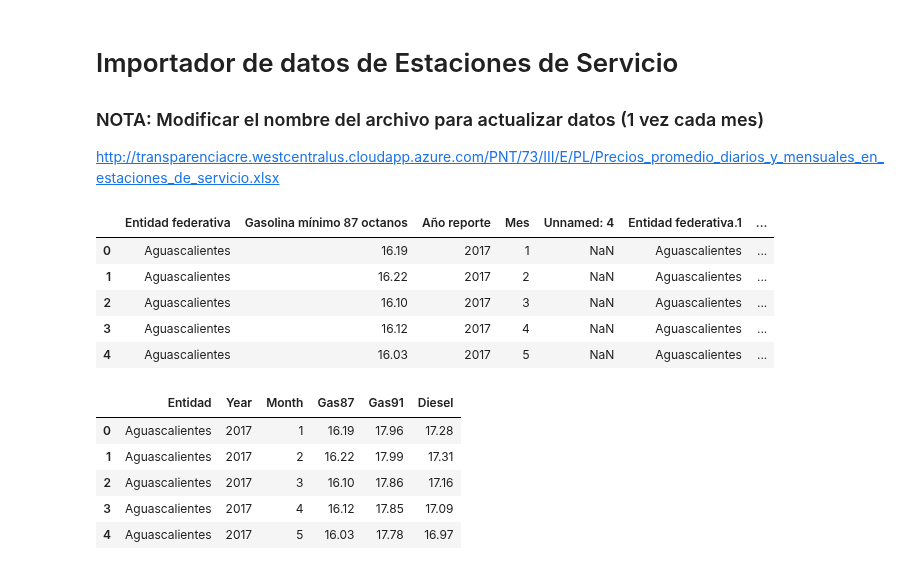
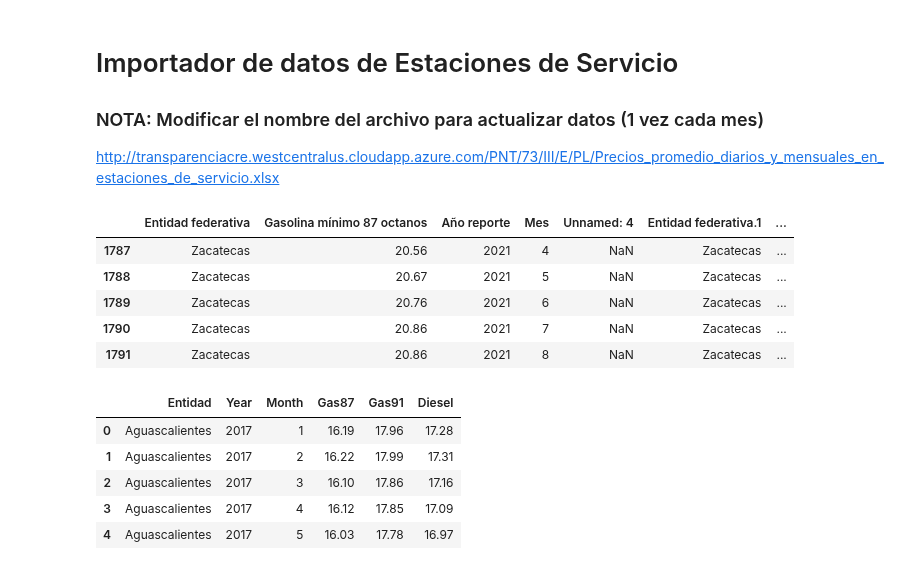
Before and after one commit to AnalyticsBoutique/dashboard-simplificado, a Jupyter notebook: EDS.ipynb, the cells around one changed output. Saved outputs shown, nothing was run; the diff lists cells and outputs as text; code cells hidden in the pictures.

```diff
--- a/EDS.ipynb
+++ b/EDS.ipynb
@@ -294,14 +303,17 @@ Gasolinerias_Precios.to_json('Data/Price_Stations.json', orient='table', date_fo
 http://transparenciacre.westcentralus.cloudapp.azure.com/PNT/73/III/E/PL/Precios_promedio_diarios_y_mensuales_en_estaciones_de_servicio.xlsx
 # %%
 # Lectura de la base de franquicias:
-PreciosPromedioMensuales = pd.read_csv('../Data_Raw/PreciosPromedioMensuales_2021.08.14.csv', encoding = 'latin-1',
+#PreciosPromedioMensuales = pd.read_csv('../Data_Raw/PreciosPromedioMensuales_2021.08.14.csv', encoding = 'latin-1',
+#                              skiprows = 1)
+
+PreciosPromedioMensuales = pd.read_csv('http://www.cre.gob.mx/da/PreciosPromedioMensuales.csv', encoding = 'latin-1',
                               skiprows = 1)
 
-PreciosPromedioMensuales.head()
+PreciosPromedioMensuales.tail()
 # %% [output]
 |  | Entidad federativa | Gasolina mínimo 87 octanos | Año reporte | Mes | Unnamed: 4 | Entidad federativa.1 | ... |
-| 0 | Aguascalientes | 16.19 | 2017 | 1 | NaN | Aguascalientes | ... |
-| 1 | Aguascalientes | 16.22 | 2017 | 2 | NaN | Aguascalientes | ... |
-| 2 | Aguascalientes | 16.10 | 2017 | 3 | NaN | Aguascalientes | ... |
-| 3 | Aguascalientes | 16.12 | 2017 | 4 | NaN | Aguascalientes | ... |
-| 4 | Aguascalientes | 16.03 | 2017 | 5 | NaN | Aguascalientes | ... |
+| 1787 | Zacatecas | 20.56 | 2021 | 4 | NaN | Zacatecas | ... |
+| 1788 | Zacatecas | 20.67 | 2021 | 5 | NaN | Zacatecas | ... |
+| 1789 | Zacatecas | 20.76 | 2021 | 6 | NaN | Zacatecas | ... |
+| 1790 | Zacatecas | 20.86 | 2021 | 7 | NaN | Zacatecas | ... |
+| 1791 | Zacatecas | 20.86 | 2021 | 8 | NaN | Zacatecas | ... |
```
Also changed, not shown: parts of 15 cells of this notebook, 4 other files.
